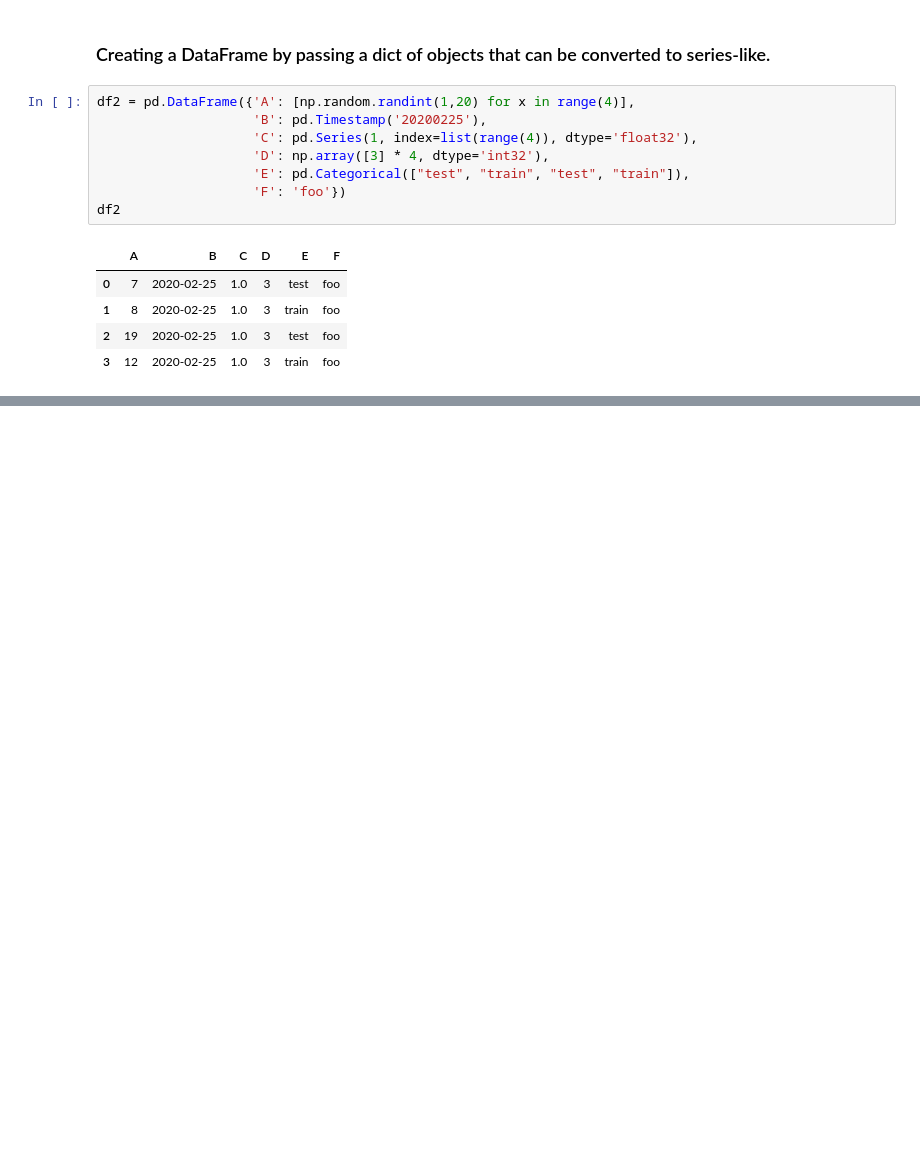
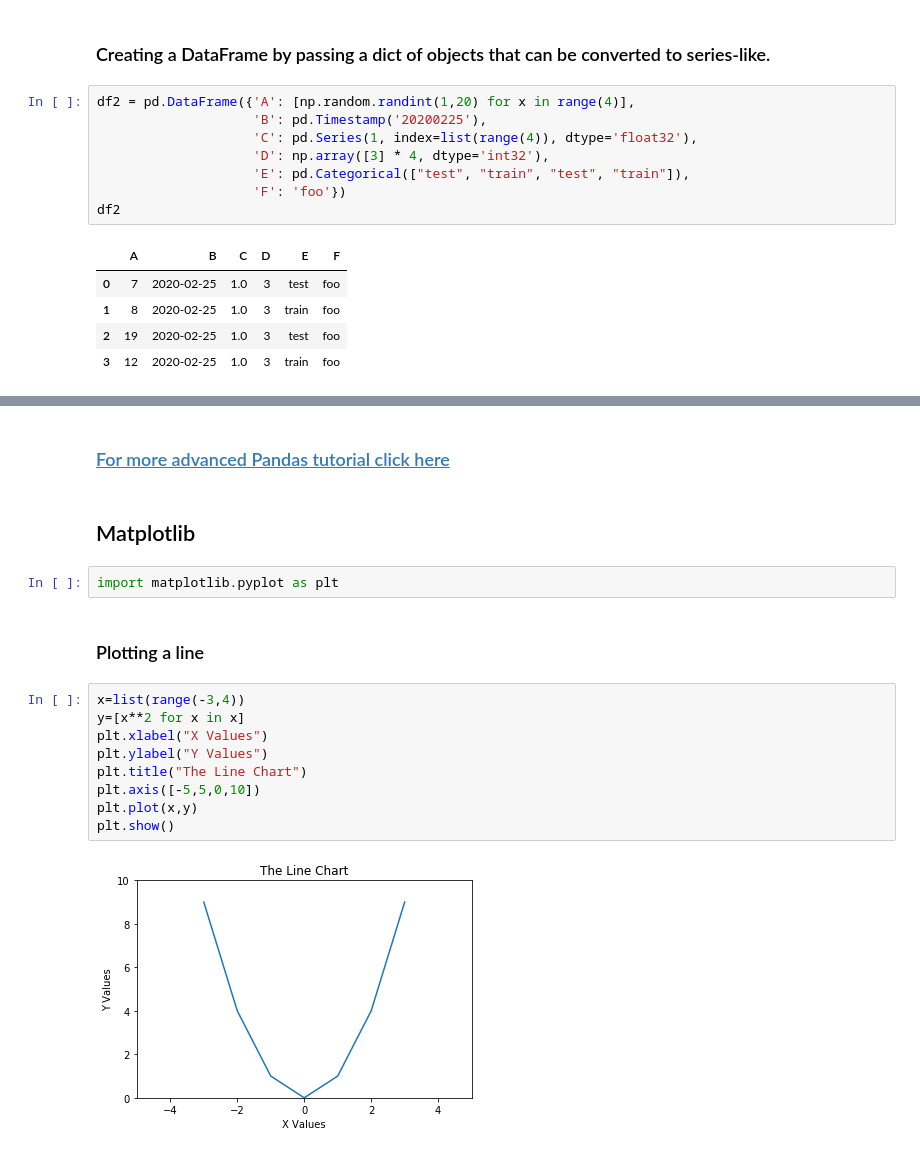
Before and after one commit to ummadiviany/ML_Workshop_APSSDC, a Jupyter notebook: ML_Workshop_APSSDC_Day3.ipynb, the cells around one changed output, grey strips where cells are left out. Saved outputs shown, nothing was run; the diff lists cells and outputs as text; blank space fills up the shorter version.

```diff
--- a/ML_Workshop_APSSDC_Day3.ipynb
+++ b/ML_Workshop_APSSDC_Day3.ipynb
@@ -185,0 +183,19 @@ df2
+# %% [markdown]
+### [For more advanced Pandas tutorial click here](https://pandas.pydata.org/pandas-docs/stable/getting_started/10min.html)
+# %% [markdown]
+## Matplotlib
+# %%
+import matplotlib.pyplot as plt
+# %% [markdown]
+### Plotting a line
+# %%
+x=list(range(-3,4))
+y=[x**2 for x in x]
+plt.xlabel("X Values")
+plt.ylabel("Y Values")
+plt.title("The Line Chart")
+plt.axis([-5,5,0,10])
+plt.plot(x,y)
+plt.show()
+# %% [output]
+[figure, added]
```
Also changed, not shown: parts of 8 cells of this notebook.
